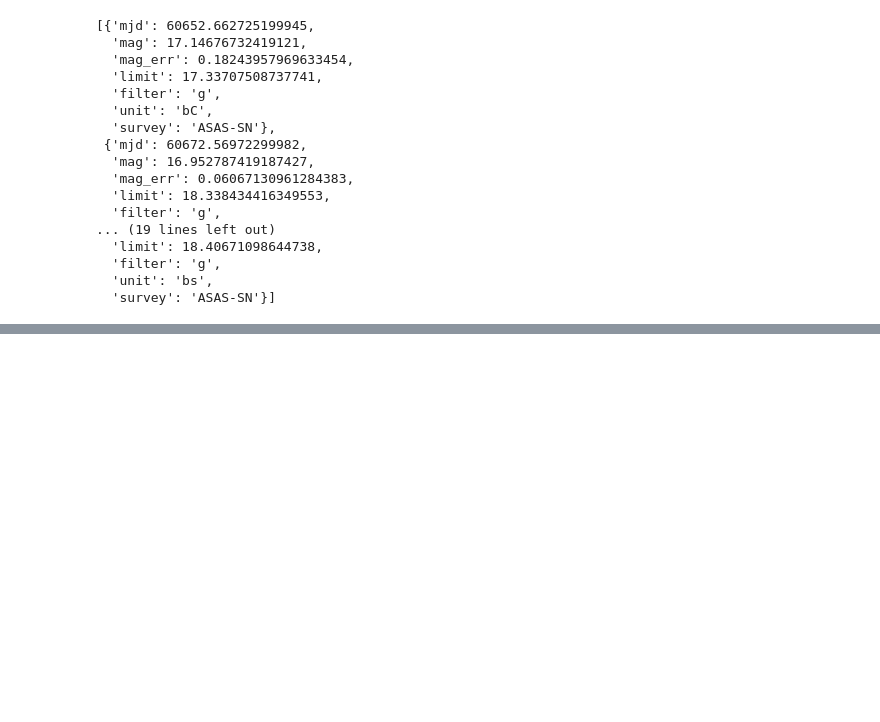
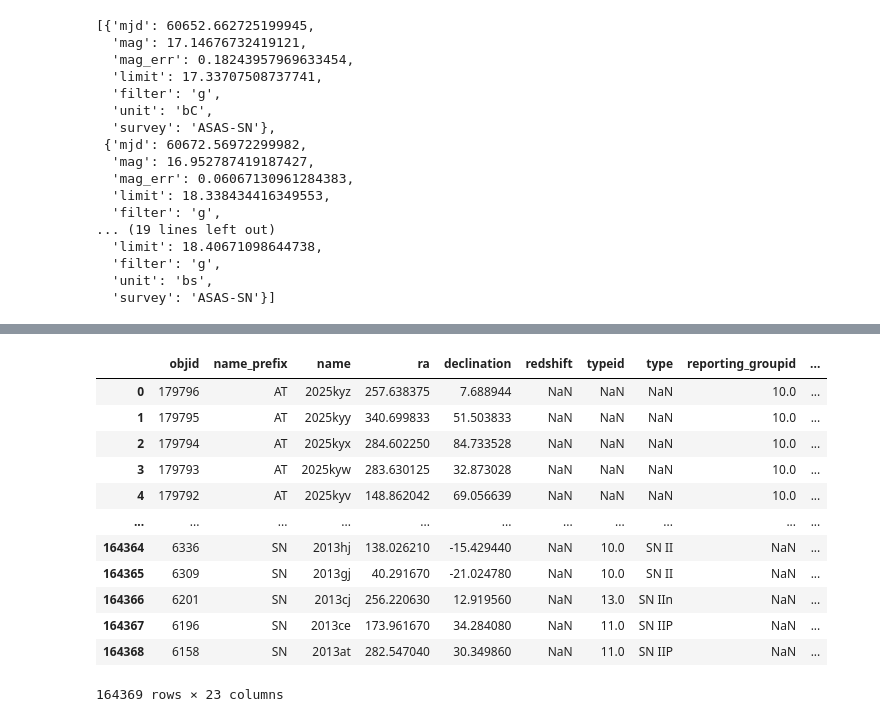
Before and after one commit to gonzodeveloper/tarxiv, a Jupyter notebook: examples/Tarxiv_Pipeline.ipynb, the cells around one changed output, grey strips where cells are left out. Drawn from its saved outputs; the diff is of its cells as text; code cells hidden in the pictures; blank space fills up the shorter version.

```diff
--- a/examples/Tarxiv_Pipeline.ipynb
+++ b/examples/Tarxiv_Pipeline.ipynb
@@ -254,0 +262,4 @@ res[-5:]
+# %%
+bulk_df = txv_tns.download_bulk_tns()
+bulk_df
+# %% [output]
@@ -254,0 +267,13 @@ res[-5:]
+|  | objid | name_prefix | name | ra | declination | redshift | typeid | type | reporting_groupid | ... |
+| 0 | 179796 | AT | 2025kyz | 257.638375 | 7.688944 | NaN | NaN | NaN | 10.0 | ... |
+| 1 | 179795 | AT | 2025kyy | 340.699833 | 51.503833 | NaN | NaN | NaN | 10.0 | ... |
+| 2 | 179794 | AT | 2025kyx | 284.602250 | 84.733528 | NaN | NaN | NaN | 10.0 | ... |
+| 3 | 179793 | AT | 2025kyw | 283.630125 | 32.873028 | NaN | NaN | NaN | 10.0 | ... |
+| 4 | 179792 | AT | 2025kyv | 148.862042 | 69.056639 | NaN | NaN | NaN | 10.0 | ... |
+| ... | ... | ... | ... | ... | ... | ... | ... | ... | ... | ... |
+| 164364 | 6336 | SN | 2013hj | 138.026210 | -15.429440 | NaN | 10.0 | SN II | NaN | ... |
+| 164365 | 6309 | SN | 2013gj | 40.291670 | -21.024780 | NaN | 10.0 | SN II | NaN | ... |
+| 164366 | 6201 | SN | 2013cj | 256.220630 | 12.919560 | NaN | 13.0 | SN IIn | NaN | ... |
+| 164367 | 6196 | SN | 2013ce | 173.961670 | 34.284080 | NaN | 11.0 | SN IIP | NaN | ... |
+| 164368 | 6158 | SN | 2013at | 282.547040 | 30.349860 | NaN | 11.0 | SN IIP | NaN | ... |
+164369 rows × 23 columns
```
Also changed, not shown: parts of 14 cells of this notebook, 9 other files.
